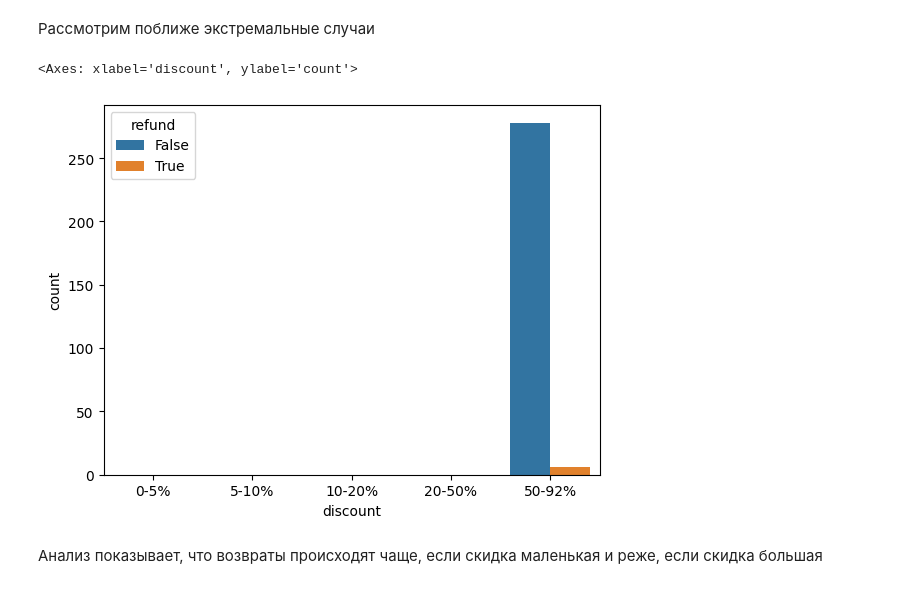
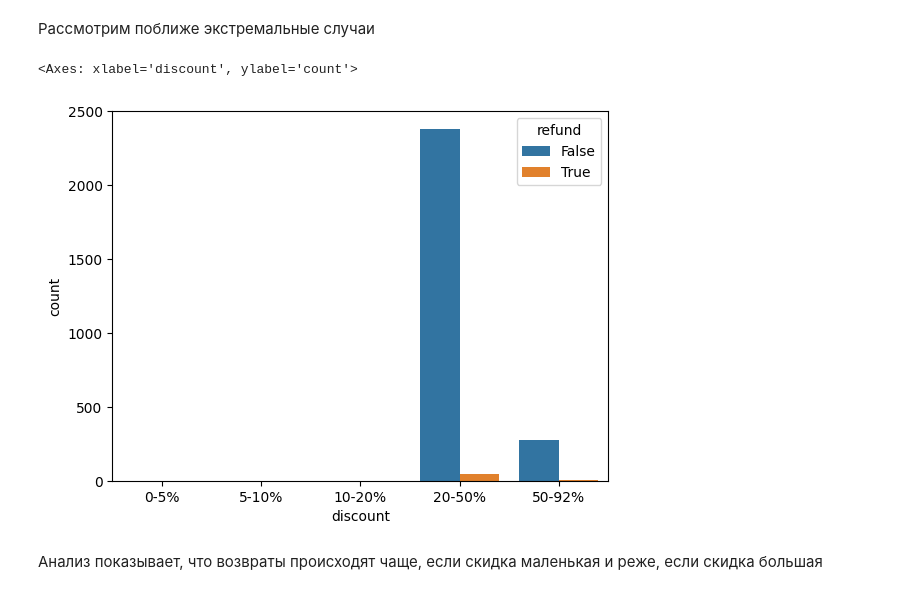
Before and after one commit to PigStep/ML-Delivery-Refund-Research, a Jupyter notebook: notebook/notebook.ipynb, the cells around one changed output. Saved outputs shown, nothing was run; the diff lists cells and outputs as text; code cells hidden in the pictures.

```diff
--- a/notebook/notebook.ipynb
+++ b/notebook/notebook.ipynb
@@ -379,10 +379,10 @@ sns.countplot(delivery_data,x="discount",hue="refund")
 # %% [markdown]
 Рассмотрим поближе экстремальные случаи
 # %%
-sns.countplot(delivery_data[(delivery_data.discount=="50-100%") | (delivery_data.discount=="50-92%")],x="discount",hue="refund")
+sns.countplot(delivery_data[(delivery_data.discount=="20-50%") | (delivery_data.discount=="50-92%")],x="discount",hue="refund")
 # %% [output]
 <Axes: xlabel='discount', ylabel='count'>
-[figure, old version]
+[figure, new version]
 # %% [markdown]
 Анализ показывает, что возвраты происходят чаще, если скидка маленькая и реже, если скидка большая
 # %%
```
